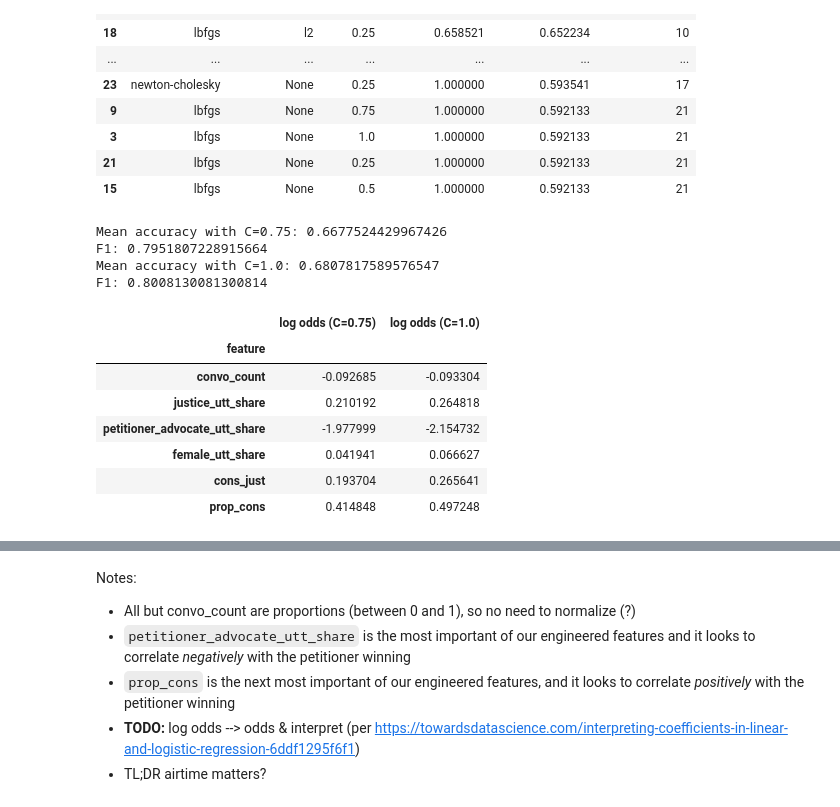
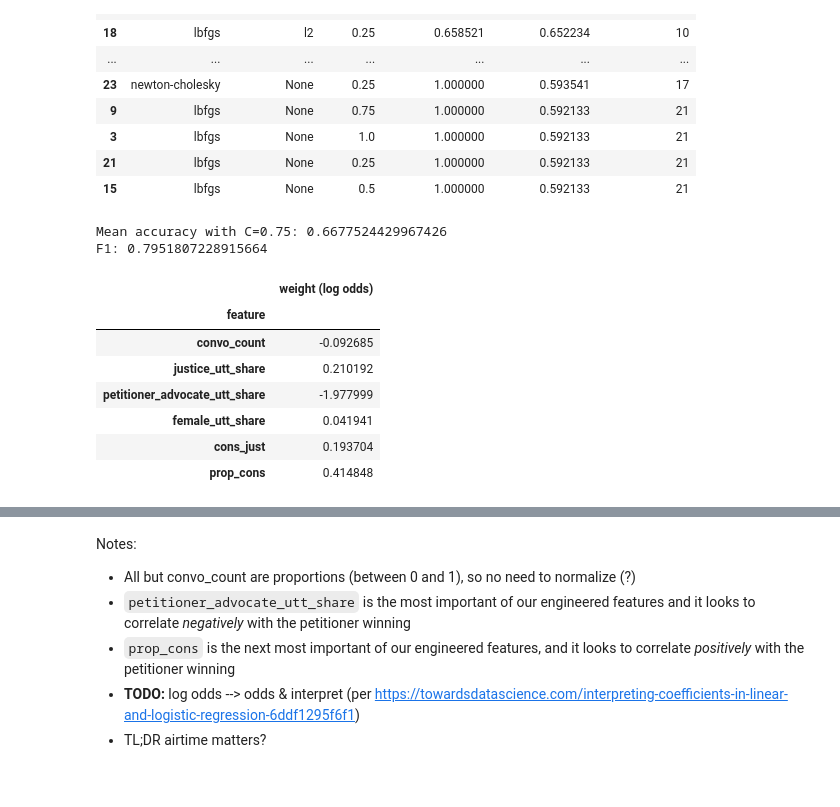
Before and after one commit to baueramari/team-supreme, a Jupyter notebook: explore_fv.ipynb, the cells around one changed output, grey strips where cells are left out. Cells and saved outputs as stored; diff of their text form; code cells hidden in the pictures.

```diff
--- a/explore_fv.ipynb
+++ b/explore_fv.ipynb
@@ -265,9 +265,6 @@ results
 # %%
 # According to GridSearchCV, the best parameters found are:
 # {'C': 0.75, 'penalty': 'l2', 'solver': 'lbfgs'}
-
-# But when I run a model with those parameters,
-# the mean accuracy is lower than a model with C=1.0 (the default)
 
 mod = LogisticRegression(C=0.75)
 mod = mod.fit(X = X_train_all, y = y_train)
@@ -275,34 +272,22 @@ mod_preds = mod.predict(X_test_all)
 mean_acc = mod.score(X_test_all, y_test)
 print('Mean accuracy with C=0.75:', mean_acc)
 print('F1:', f1_score(y_test, mod_preds))
-
-logit_all = LogisticRegression()
-logit_all = logit_all.fit(X = X_train_all, y = y_train)
-logit_all_preds = logit_all.predict(X_test_all)
-mean_acc = logit_all.score(X_test_all, y_test)
-print('Mean accuracy with C=1.0:', mean_acc)
-print('F1:', f1_score(y_test, logit_all_preds))
 # %% [output]
 Mean accuracy with C=0.75: 0.6677524429967426
 F1: 0.7951807228915664
-Mean accuracy with C=1.0: 0.6807817589576547
-F1: 0.8008130081300814
 # %%
 features = pd.DataFrame(X_train_all.columns[-6:])
 mod_coefs = pd.DataFrame(mod.coef_[:, -6:]).T
-logit_all_coefs = pd.DataFrame(logit_all.coef_[:, -6:]).T
-
-coefs = pd.merge(features, mod_coefs, left_index=True, right_index=True)
-coefs = pd.merge(coefs, logit_all_coefs, left_index=True, right_index=True)
-coefs.columns = ['feature', 'log odds (C=0.75)', 'log odds (C=1.0)']
-coefs = coefs.set_index('feature')
-coefs
+mod_coefs = pd.merge(features, mod_coefs, left_index=True, right_index=True)
+mod_coefs.columns = ['feature', 'weight (log odds)']
+mod_coefs = mod_coefs.set_index('feature')
+mod_coefs
 # %% [output]
-|  | log odds (C=0.75) | log odds (C=1.0) |
-| feature |  |  |
-| convo_count | -0.092685 | -0.093304 |
-| justice_utt_share | 0.210192 | 0.264818 |
-| petitioner_advocate_utt_share | -1.977999 | -2.154732 |
-| female_utt_share | 0.041941 | 0.066627 |
-| cons_just | 0.193704 | 0.265641 |
-| prop_cons | 0.414848 | 0.497248 |
+|  | weight (log odds) |
+| feature |  |
+| convo_count | -0.092685 |
+| justice_utt_share | 0.210192 |
+| petitioner_advocate_utt_share | -1.977999 |
+| female_utt_share | 0.041941 |
+| cons_just | 0.193704 |
+| prop_cons | 0.414848 |
```
Also changed, not shown: parts of 4 cells of this notebook.
